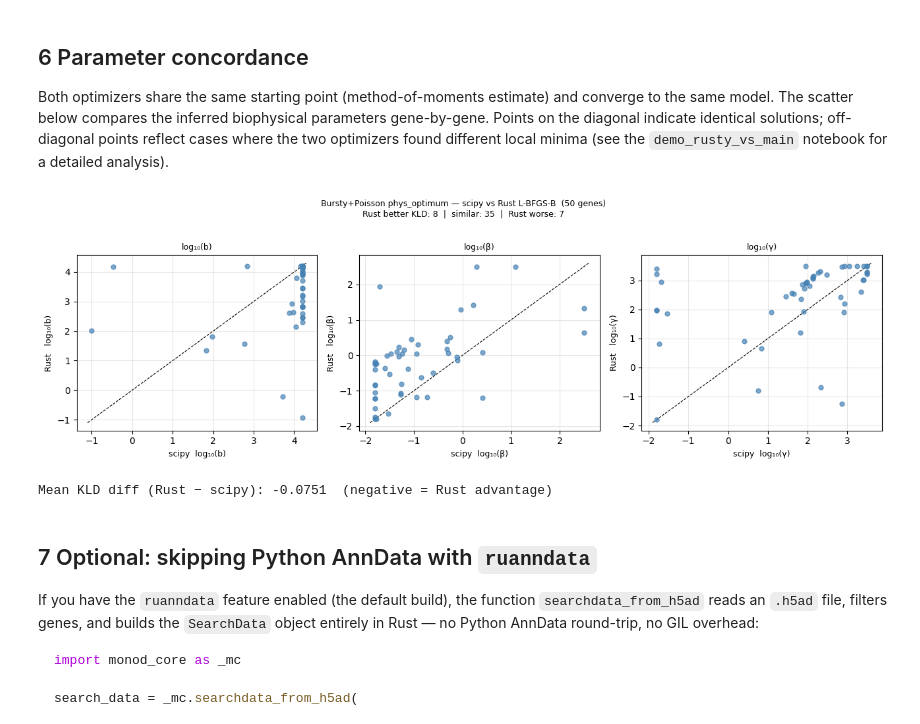
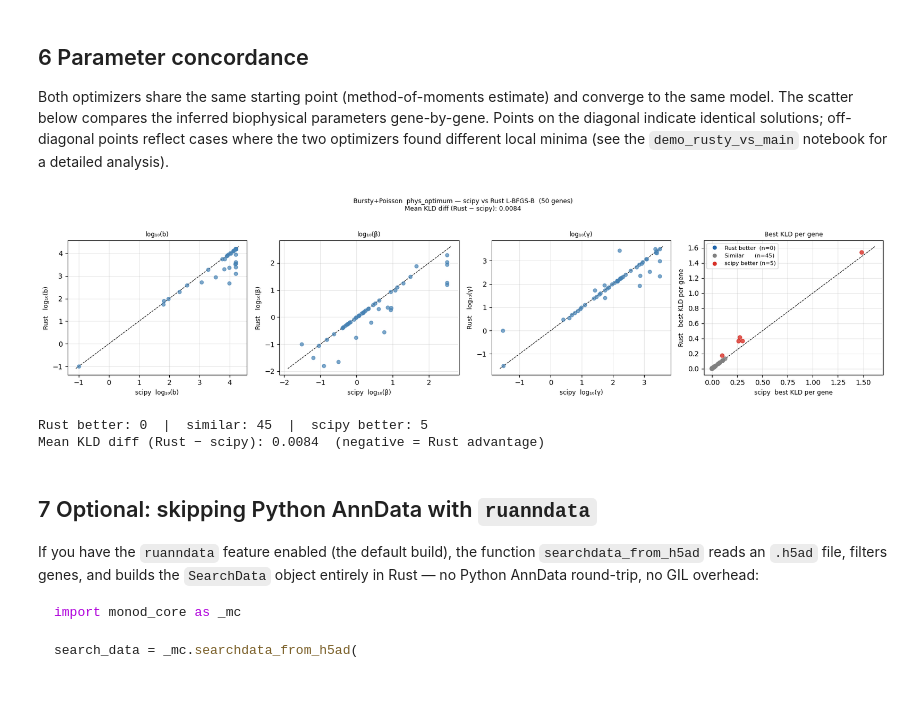
Before and after one commit to pachterlab/monod, a Jupyter notebook: demo_rust_intro.ipynb, the cells around one changed output. Cells and saved outputs as stored; diff of their text form; code cells hidden in the pictures; blank space fills up the shorter version.

Commit message:
Changes to make better concordance with scipy results

```diff
--- a/demo_rust_intro.ipynb
+++ b/demo_rust_intro.ipynb
@@ -252,18 +246,17 @@ Key differences from the scipy default:
 - **Rayon outer parallelism** — all genes run simultaneously across CPU cores
 - **`num_gene_cores=-1`** — tells the scheduler to use all available cores
 # %%
-gp_rust = {
-    'max_iterations' : 200,
-    'init_pattern'   : 'moments',
-    'num_restarts'   : 1,
-    'num_gene_cores' : -1,        # rayon parallelism over all genes
-    'use_rust_lbfgsb': True,      # ← Rust L-BFGS-B
-}
-
+# Rust L-BFGS-B: same defaults, two flags added.
+#   use_rust_lbfgsb=True  — replace scipy optimizer with pure-Rust L-BFGS-B
+#   num_gene_cores=-1     — parallelise across all CPU cores via rayon
 ip_rust = InferenceParameters(
     'intro_demo', MODEL,
     use_lengths=False,
-    gradient_params=gp_rust,
+    gradient_params={
+        'max_iterations' : 200,
+        'num_gene_cores' : -1,
+        'use_rust_lbfgsb': True,
+    },
     gridsize=[3, 4],
     save=False,
 )
@@ -291,39 +284,68 @@ minima (see the `demo_rusty_vs_main` notebook for a detailed analysis).
 # %%
 p_sc = result_scipy.phys_optimum   # (n_genes, 3)  log10 [b, beta, gamma]
 p_ru = result_rust.phys_optimum
 
+k_sc = result_scipy.klds.min(axis=0)   # best KLD per gene across grid points
+k_ru = result_rust.klds.min(axis=0)
+kld_diff = k_ru - k_sc                 # positive = Rust worse
+
+KLD_T = 0.01
+n_better  = (kld_diff < -KLD_T).sum()
+n_worse   = (kld_diff >  KLD_T).sum()
+n_similar = N_GENES - n_better - n_worse
+
 param_names = ['log₁₀(b)', 'log₁₀(β)', 'log₁₀(γ)']
+C_RUST    = '#2166ac'
+C_SCIPY   = '#d73027'
+C_SIMILAR = 'grey'
 
-fig, axes = plt.subplots(1, 3, figsize=(13, 4))
-for pi, (ax, name) in enumerate(zip(axes, param_names)):
+fig, axes = plt.subplots(1, 4, figsize=(17, 4))
+
+# ── Panels 1–3: parameter scatter ─────────────────────────────────────────────
+for pi, (ax, name) in enumerate(zip(axes[:3], param_names)):
     lo = min(p_sc[:, pi].min(), p_ru[:, pi].min()) - 0.1
     hi = max(p_sc[:, pi].max(), p_ru[:, pi].max()) + 0.1
     ax.scatter(p_sc[:, pi], p_ru[:, pi], s=25, alpha=0.7, color='steelblue', zorder=3)
     ax.plot([lo, hi], [lo, hi], 'k--', lw=0.8)
     ax.set_xlabel(f'scipy  {name}', fontsize=9)
     ax.set_ylabel(f'Rust   {name}', fontsize=9)
     ax.set_title(name, fontsize=9)
     ax.grid(True, alpha=0.3)
 
-# Annotate with KLD comparison
-k_sc = result_scipy.klds.min(axis=0)
-k_ru = result_rust.klds.min(axis=0)
-kld_diff = k_ru - k_sc
-n_rust_better = (kld_diff < -0.01).sum()
-n_rust_worse  = (kld_diff >  0.01).sum()
+# ── Panel 4: KLD scatter ───────────────────────────────────────────────────────
+ax = axes[3]
+colors = [C_RUST if d < -KLD_T else (C_SCIPY if d > KLD_T else C_SIMILAR)
+          for d in kld_diff]
+ax.scatter(k_sc, k_ru, c=colors, s=30, alpha=0.8, zorder=3)
+lo = min(k_sc.min(), k_ru.min()) * 0.95
+hi = max(k_sc.max(), k_ru.max()) * 1.05
+ax.plot([lo, hi], [lo, hi], 'k--', lw=0.8)
+ax.set_xlabel('scipy  best KLD per gene', fontsize=9)
+ax.set_ylabel('Rust   best KLD per gene', fontsize=9)
+ax.set_title('Best KLD per gene', fontsize=9)
+ax.grid(True, alpha=0.3)
+
+from matplotlib.lines import Line2D
+ax.legend(handles=[
+    Line2D([0],[0], marker='o', color='w', markerfacecolor=C_RUST,    ms=7, label=f'Rust better  (n={n_better})'),
+    Line2D([0],[0], marker='o', color='w', markerfacecolor=C_SIMILAR, ms=7, label=f'Similar      (n={n_similar})'),
+    Line2D([0],[0], marker='o', color='w', markerfacecolor=C_SCIPY,   ms=7, label=f'scipy better (n={n_worse})'),
+], fontsize=8)
 
 plt.suptitle(
-    f'Bursty+Poisson phys_optimum — scipy vs Rust L-BFGS-B  ({N_GENES} genes)\n'
-    f'Rust better KLD: {n_rust_better}  |  similar: {N_GENES-n_rust_better-n_rust_worse}  |  Rust worse: {n_rust_worse}',
+    f'Bursty+Poisson  phys_optimum — scipy vs Rust L-BFGS-B  ({N_GENES} genes)\n'
+    f'Mean KLD diff (Rust − scipy): {kld_diff.mean():.4f}',
     fontsize=9, y=1.02,
 )
 plt.tight_layout()
 plt.savefig('figures/intro_rust_concordance.png', dpi=150, bbox_inches='tight')
 plt.show()
+print(f'Rust better: {n_better}  |  similar: {n_similar}  |  scipy better: {n_worse}')
 print(f'Mean KLD diff (Rust − scipy): {kld_diff.mean():.4f}  (negative = Rust advantage)')
 # %% [output]
-[figure, old version]
+[figure, new version]
-Mean KLD diff (Rust − scipy): -0.0751  (negative = Rust advantage)
+Rust better: 0  |  similar: 45  |  scipy better: 5
+Mean KLD diff (Rust − scipy): 0.0084  (negative = Rust advantage)
 # %% [markdown]
 ## 7  Optional: skipping Python AnnData with `ruanndata`
 
```
Also changed, not shown: parts of 3 cells of this notebook, 7 other files.
